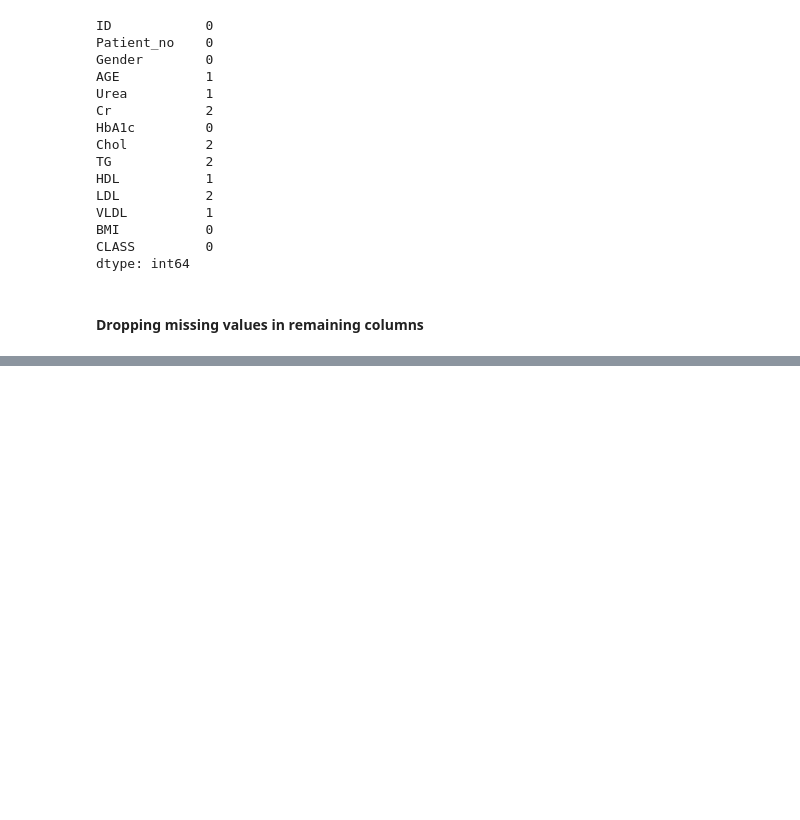
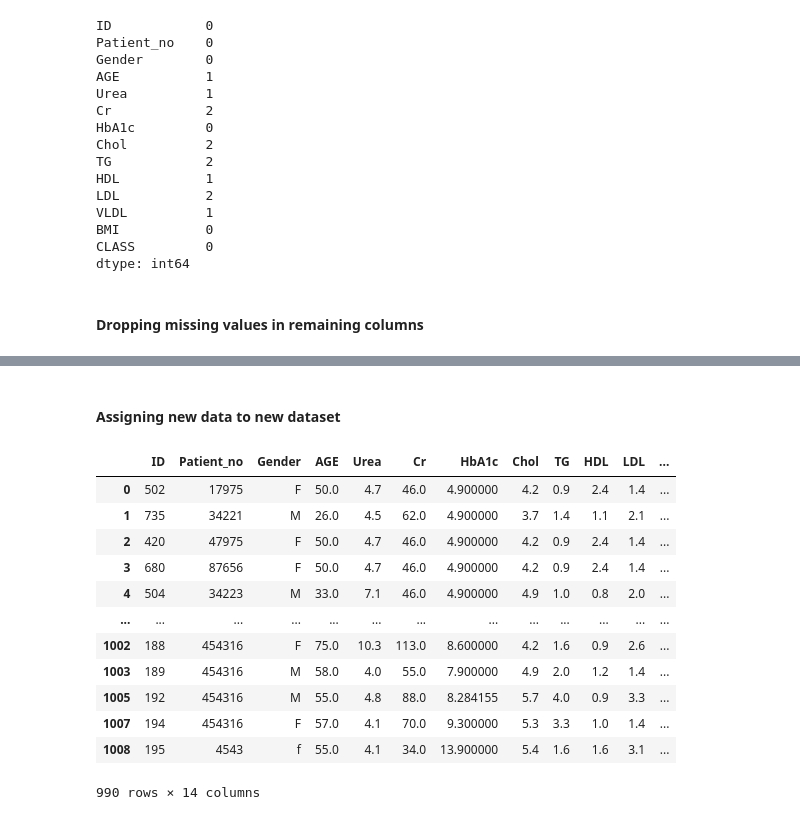
Before and after one commit to Omkar078/Diabetes_Data_Cleaning, a Jupyter notebook: Diabetes_dataclean.ipynb, the cells around one changed output, grey strips where cells are left out. Drawn from its saved outputs; the diff is of its cells as text; code cells hidden in the pictures; blank space fills up the shorter version.

```diff
--- a/Diabetes_dataclean.ipynb
+++ b/Diabetes_dataclean.ipynb
@@ -122,0 +222,19 @@ dtype: int64
+# %% [markdown]
+####  Assigning new data to new dataset
+# %%
+df3 = df2[df2["Cr"] < max_cr]
+df3
+# %% [output]
+|  | ID | Patient_no | Gender | AGE | Urea | Cr | HbA1c | Chol | TG | HDL | LDL | ... |
+| 0 | 502 | 17975 | F | 50.0 | 4.7 | 46.0 | 4.900000 | 4.2 | 0.9 | 2.4 | 1.4 | ... |
+| 1 | 735 | 34221 | M | 26.0 | 4.5 | 62.0 | 4.900000 | 3.7 | 1.4 | 1.1 | 2.1 | ... |
+| 2 | 420 | 47975 | F | 50.0 | 4.7 | 46.0 | 4.900000 | 4.2 | 0.9 | 2.4 | 1.4 | ... |
+| 3 | 680 | 87656 | F | 50.0 | 4.7 | 46.0 | 4.900000 | 4.2 | 0.9 | 2.4 | 1.4 | ... |
+| 4 | 504 | 34223 | M | 33.0 | 7.1 | 46.0 | 4.900000 | 4.9 | 1.0 | 0.8 | 2.0 | ... |
+| ... | ... | ... | ... | ... | ... | ... | ... | ... | ... | ... | ... | ... |
+| 1002 | 188 | 454316 | F | 75.0 | 10.3 | 113.0 | 8.600000 | 4.2 | 1.6 | 0.9 | 2.6 | ... |
+| 1003 | 189 | 454316 | M | 58.0 | 4.0 | 55.0 | 7.900000 | 4.9 | 2.0 | 1.2 | 1.4 | ... |
+| 1005 | 192 | 454316 | M | 55.0 | 4.8 | 88.0 | 8.284155 | 5.7 | 4.0 | 0.9 | 3.3 | ... |
+| 1007 | 194 | 454316 | F | 57.0 | 4.1 | 70.0 | 9.300000 | 5.3 | 3.3 | 1.0 | 1.4 | ... |
+| 1008 | 195 | 4543 | f | 55.0 | 4.1 | 34.0 | 13.900000 | 5.4 | 1.6 | 1.6 | 3.1 | ... |
+990 rows × 14 columns
```
Also changed, not shown: parts of 23 cells of this notebook.
